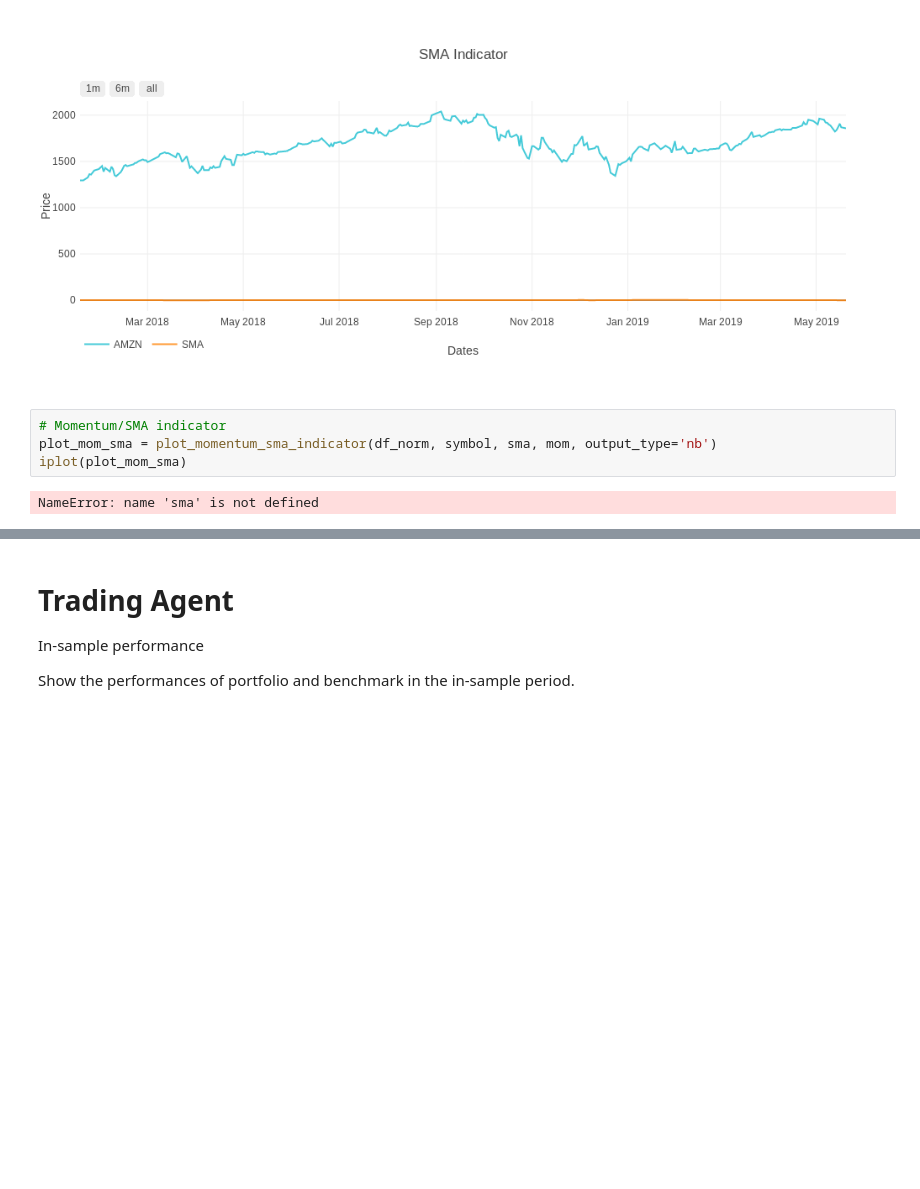
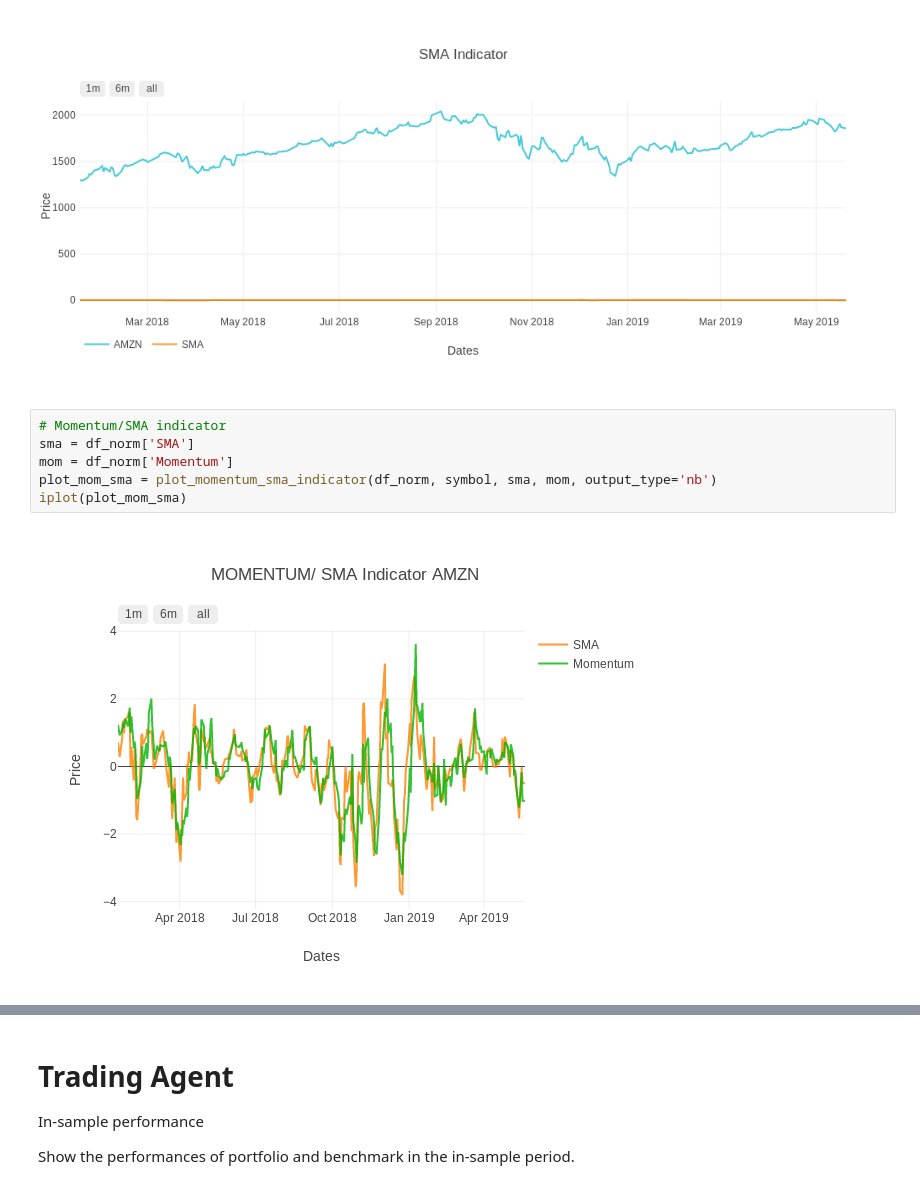
Before and after one commit to kairosart/factors, a Jupyter notebook: strategy_learner_getting_online_data.ipynb, the cells around one changed output, grey strips where cells are left out. Saved outputs shown, nothing was run; the diff lists cells and outputs as text; blank space fills up the shorter version.

```diff
--- a/strategy_learner_getting_online_data.ipynb
+++ b/strategy_learner_getting_online_data.ipynb
@@ -252,10 +254,12 @@ iplot(plot_sma)
 [figure]
 # %%
 # Momentum/SMA indicator
+sma = df_norm['SMA']
+mom = df_norm['Momentum']
 plot_mom_sma = plot_momentum_sma_indicator(df_norm, symbol, sma, mom, output_type='nb')
 iplot(plot_mom_sma)
 # %% [output]
-NameError: name 'sma' is not defined
+[figure, added]
 # %%
 # RSI
 plot_rsi = plot_rsi_indicator(df_norm, symbol, output_type='nb')
```
Also changed, not shown: parts of 5 cells of this notebook, 3 other files.
